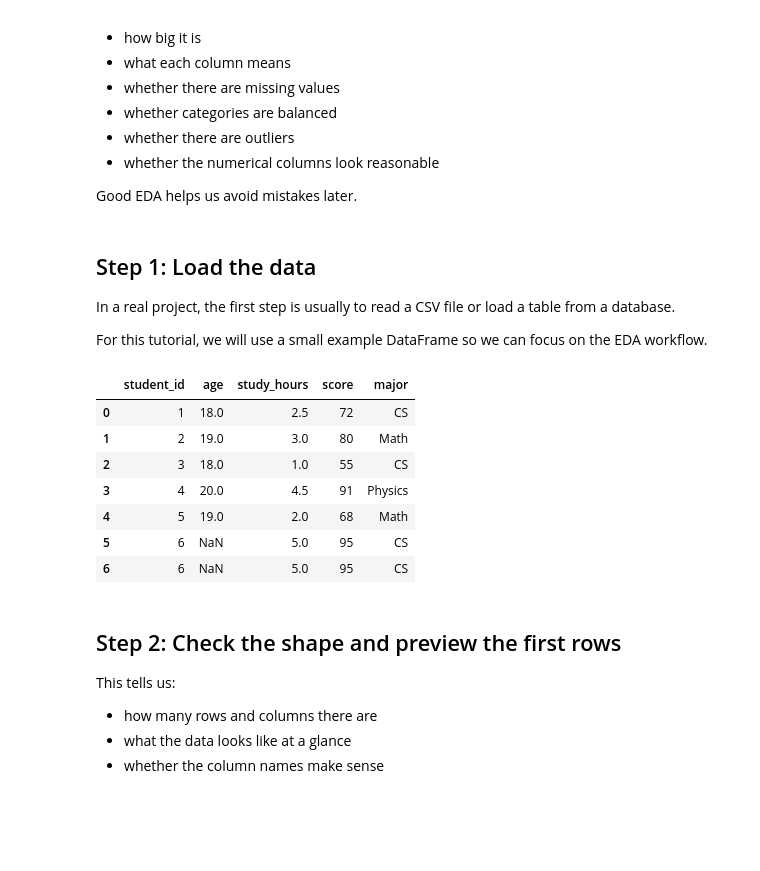
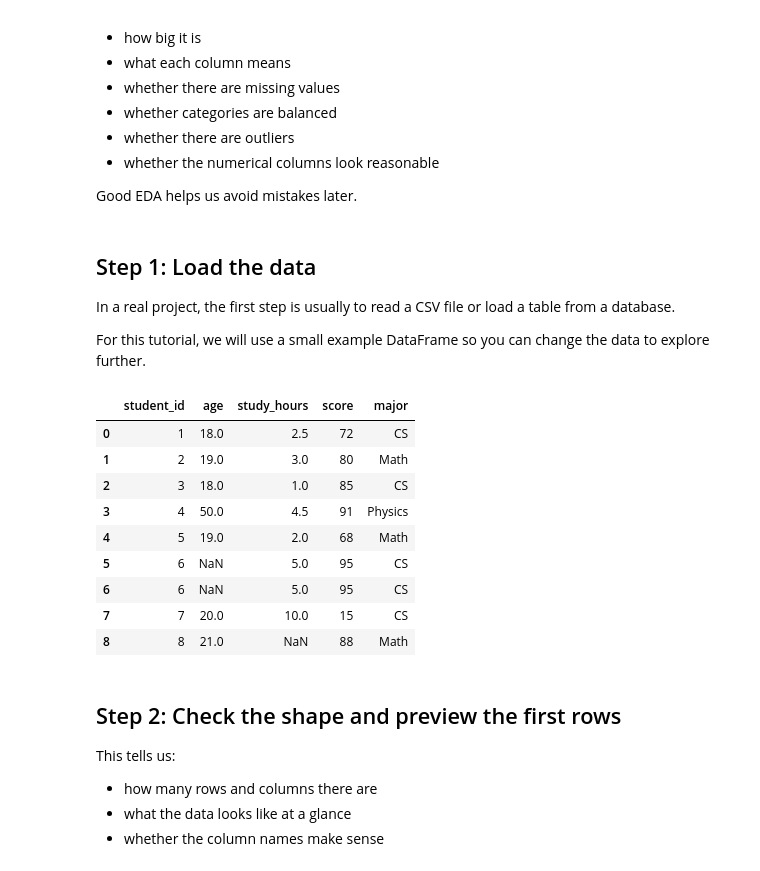
Before and after one commit to minhton211/cats-and-dogs-faces-ex, a Jupyter notebook: labs/lab2_basic_pandas.ipynb, the cells around one changed output. Drawn from its saved outputs; the diff is of its cells as text; code cells hidden in the pictures; blank space fills up the shorter version.

```diff
--- a/labs/lab2_basic_pandas.ipynb
+++ b/labs/lab2_basic_pandas.ipynb
@@ -250,29 +246,31 @@ plt.rcParams["axes.grid"] = True
 
 In a real project, the first step is usually to read a CSV file or load a table from a database.
 
-For this tutorial, we will use a small example DataFrame so we can focus on the EDA workflow.
+For this tutorial, we will use a small example DataFrame so you can change the data to explore further.
 # %%
 # Example tabular dataset with both numeric and categorical columns.
 # We also include a missing value and a duplicate row to make the EDA more realistic.
 
 df = pd.DataFrame({
-    "student_id": [1, 2, 3, 4, 5, 6, 6],
-    "age": [18, 19, 18, 20, 19, np.nan, np.nan],
-    "study_hours": [2.5, 3.0, 1.0, 4.5, 2.0, 5.0, 5.0],
-    "score": [72, 80, 55, 91, 68, 95, 95],
-    "major": ["CS", "Math", "CS", "Physics", "Math", "CS", "CS"]
+    "student_id": [1, 2, 3, 4, 5, 6, 6, 7, 8],
+    "age": [18, 19, 18, 50, 19, np.nan, np.nan, 20, 21],
+    "study_hours": [2.5, 3.0, 1.0, 4.5, 2.0, 5.0, 5.0, 10.0, np.nan],
+    "score": [72, 80, 85, 91, 68, 95, 95, 15, 88],
+    "major": ["CS", "Math", "CS", "Physics", "Math", "CS", "CS", "CS", "Math"]
 })
 
 df
 # %% [output]
 |  | student_id | age | study_hours | score | major |
 | 0 | 1 | 18.0 | 2.5 | 72 | CS |
 | 1 | 2 | 19.0 | 3.0 | 80 | Math |
-| 2 | 3 | 18.0 | 1.0 | 55 | CS |
-| 3 | 4 | 20.0 | 4.5 | 91 | Physics |
+| 2 | 3 | 18.0 | 1.0 | 85 | CS |
+| 3 | 4 | 50.0 | 4.5 | 91 | Physics |
 | 4 | 5 | 19.0 | 2.0 | 68 | Math |
 | 5 | 6 | NaN | 5.0 | 95 | CS |
 | 6 | 6 | NaN | 5.0 | 95 | CS |
+| 7 | 7 | 20.0 | 10.0 | 15 | CS |
+| 8 | 8 | 21.0 | NaN | 88 | Math |
 # %% [markdown]
 ## Step 2: Check the shape and preview the first rows
 
```
Also changed, not shown: parts of 20 cells of this notebook.
